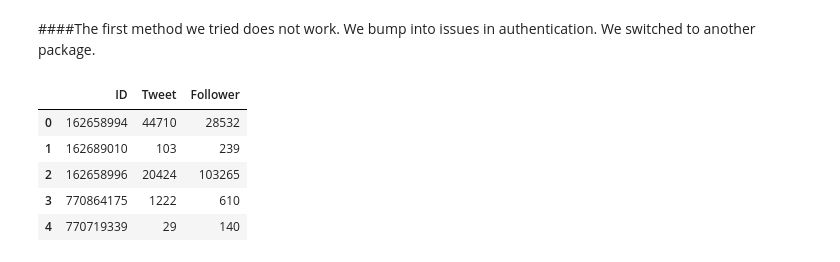
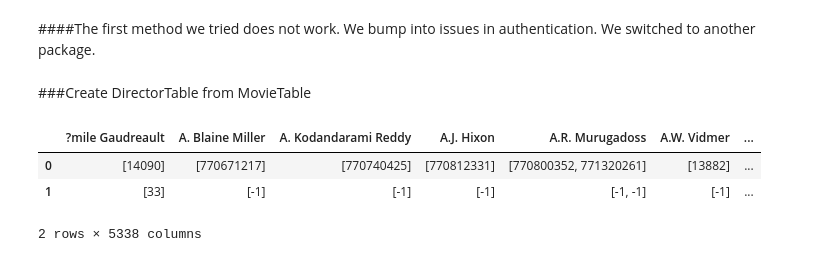
Before and after one commit to lantian2012/DataScience, a Jupyter notebook: Progress.ipynb, the cells around one changed output. Saved outputs shown, nothing was run; the diff lists cells and outputs as text; code cells hidden in the pictures.

```diff
--- a/Progress.ipynb
+++ b/Progress.ipynb
@@ -746,10 +748,3 @@ for i in xrange(len(NewMovieTable)):
 len(pd.Series(actors).unique()) - len(NewActorTable)
 # %% [output]
 0
-# %%
-MovieTable = pd.read_pickle('MovieTable.pkl')
-ActorTable = pd.read_pickle('ActorTable.pkl')
-oldactors = []
-for i in xrange(len(MovieTable)):
-    for j in MovieTable['Cast'][i]:
-        oldactors.append(j['id'])
@@ -821,6 +812,8 @@ access_token = '806213791-laNuZaMYzd54k9teiqQ8uOgBlP3XO8qxUBF1ebST'
 access_secret = 'rU1dp7KTreCXl02mckYVceX8iJmywcG9F95TBYOCzioYW'
 api = TwitterAPI(CONSUMER_KEY, CONSUMER_SECRET, access_token, access_secret)
 # %%
+ActorTable = pd.read_pickle('NewActorTable.pkl')
+MovieTable = pd.read_pickle('NewMovieTable.pkl')
 tweets = dict()
 follower = dict()
 for i in xrange(5):
@@ -837,12 +830,3 @@ Tweets = pd.DataFrame(tweets.items())
 Tweets.columns = ['ID', 'Tweet']
 Follower = pd.DataFrame(follower.items())
 Follower.columns = ['ID', 'Follower']
-# %%
-TwitterData = pd.merge(Tweets, Follower, on='ID')
-# %% [output]
-|  | ID | Tweet | Follower |
-| 0 | 162658994 | 44710 | 28532 |
-| 1 | 162689010 | 103 | 239 |
-| 2 | 162658996 | 20424 | 103265 |
-| 3 | 770864175 | 1222 | 610 |
-| 4 | 770719339 | 29 | 140 |
@@ -848,0 +838,33 @@ TwitterData = pd.merge(Tweets, Follower, on='ID')
+# %% [markdown]
+###Create DirectorTable from MovieTable
+# %%
+MovieTable = pd.read_pickle('NewMovieTable.pkl')
+movie = dict()
+critic_rating = dict()
+audience_rating = dict()
+genre = dict()
+boxoffice = dict()
+for i in xrange(len(MovieTable)):
+    for director in MovieTable.Director[i]:
+        name = director['name']
+        if name in movie:
+            movie[name].append(MovieTable.ID[i])
+            critic_rating[name].append(MovieTable.Critic_rating[i])
+            audience_rating[name].append(MovieTable.Audience_rating[i])
+            genre[name].append(MovieTable.Genre[i])
+            boxoffice[name].append(0)
+        else:
+            movie[name] = [MovieTable.ID[i]]
+            critic_rating[name] = [MovieTable.Critic_rating[i]]
+            audience_rating[name] = [MovieTable.Audience_rating[i]]
+            genre[name] = [MovieTable.Genre[i]]
+            boxoffice[name]= [0]
+# %%
+test = pd.DataFrame([movie, critic_rating])
+# %%
+test
+# %% [output]
+|  | ?mile Gaudreault | A. Blaine Miller | A. Kodandarami Reddy | A.J. Hixon | A.R. Murugadoss | A.W. Vidmer | ... |
+| 0 | [14090] | [770671217] | [770740425] | [770812331] | [770800352, 771320261] | [13882] | ... |
+| 1 | [33] | [-1] | [-1] | [-1] | [-1, -1] | [-1] | ... |
+2 rows × 5338 columns
```
Also changed, not shown: parts of 10 cells of this notebook, 4 other files.
